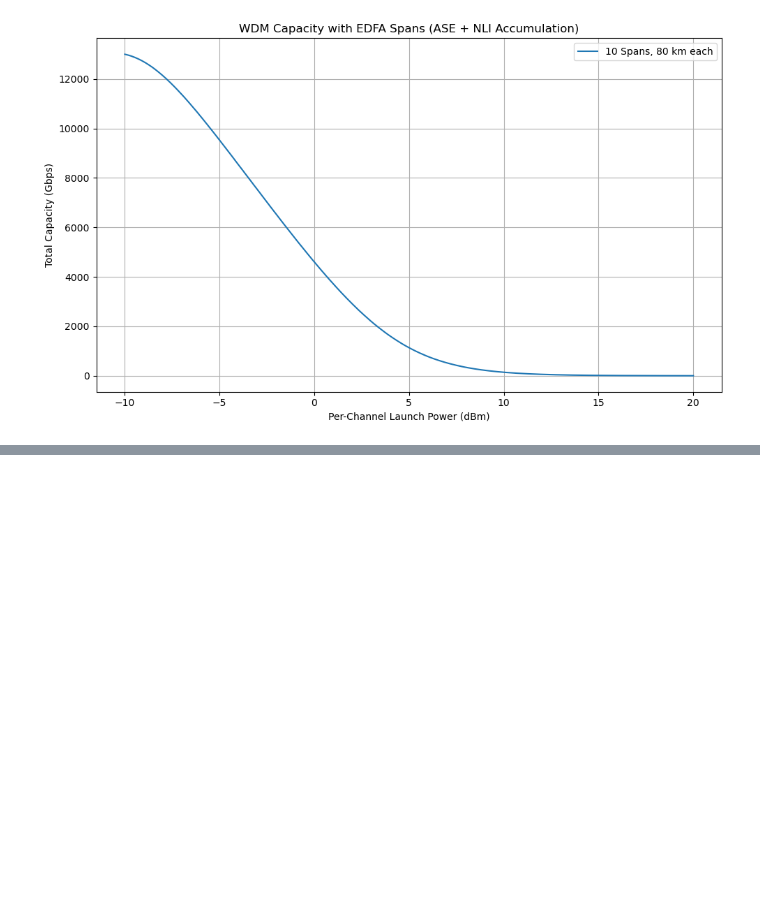
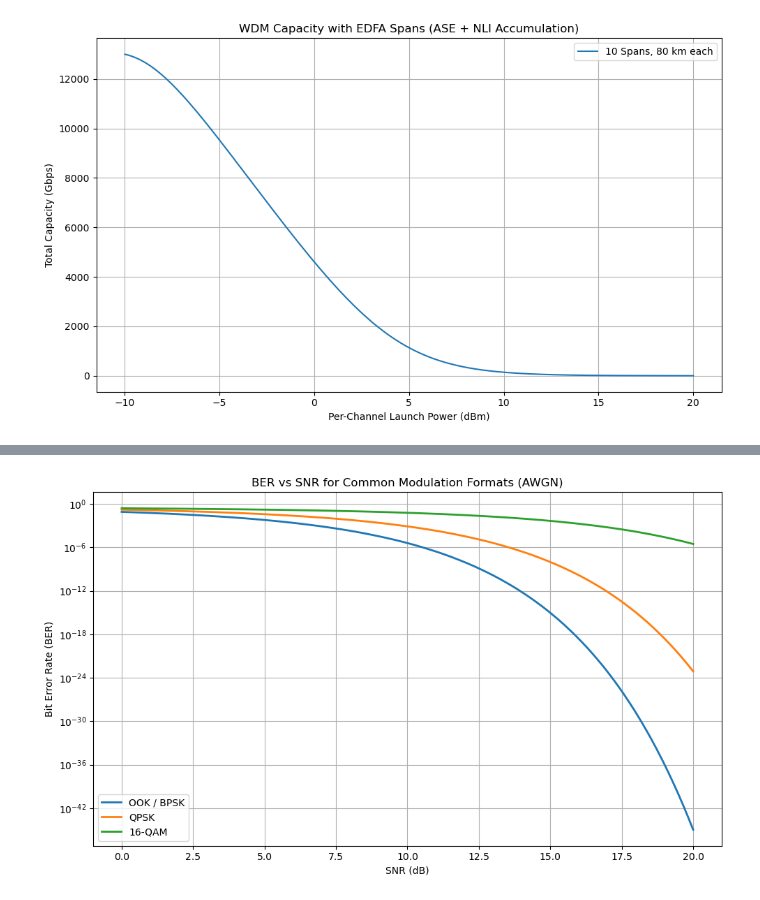
Before and after one commit to hamed-h98/Optical_Wireless_Communications, a Jupyter notebook: optical_simulations/fiber.ipynb, the cells around one changed output, grey strips where cells are left out. Saved outputs shown, nothing was run; the diff lists cells and outputs as text; code cells hidden in the pictures; blank space fills up the shorter version.

```diff
--- a/optical_simulations/fiber.ipynb
+++ b/optical_simulations/fiber.ipynb
@@ -773,0 +834,27 @@ plt.show()
+# %%
+from scipy.special import erfc
+
+# Define SNR range (linear and dB)
+SNR_dB = np.linspace(0, 20, 500)
+SNR_lin = 10 ** (SNR_dB / 10)
+
+# BER formulas
+BER_OOK = 0.5 * erfc(np.sqrt(SNR_lin))  # same as BPSK
+BER_QPSK = 0.5 * erfc(np.sqrt(SNR_lin / 2))
+BER_16QAM = (3/8) * erfc(np.sqrt(SNR_lin / 10))
+
+# Plotting
+plt.figure(figsize=(10, 6))
+plt.semilogy(SNR_dB, BER_OOK, label='OOK / BPSK', linewidth=2)
+plt.semilogy(SNR_dB, BER_QPSK, label='QPSK', linewidth=2)
+plt.semilogy(SNR_dB, BER_16QAM, label='16-QAM', linewidth=2)
+
+plt.title("BER vs SNR for Common Modulation Formats (AWGN)")
+plt.xlabel("SNR (dB)")
+plt.ylabel("Bit Error Rate (BER)")
+plt.grid(True, which='both')
+plt.legend()
+plt.tight_layout()
+plt.show()
+# %% [output]
+[figure, added]
```
Also changed, not shown: parts of 3 cells of this notebook.
